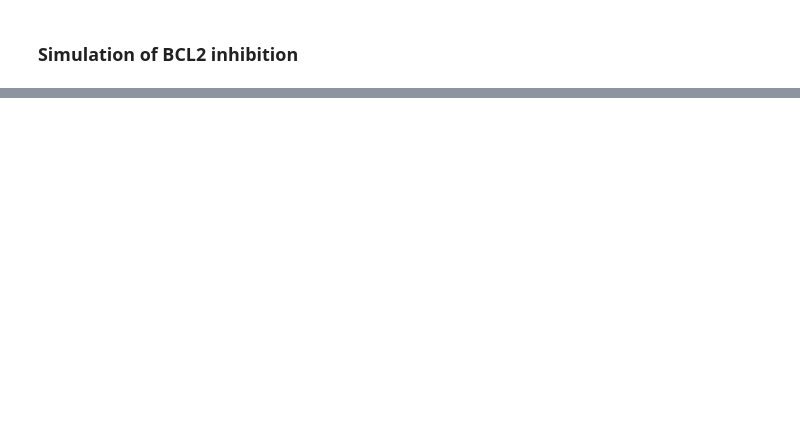
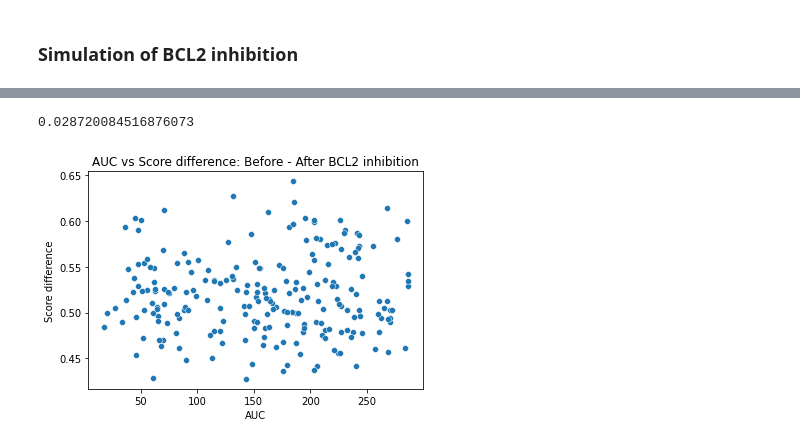
Before and after one commit to IlyaLab/BNMPy, a Jupyter notebook: BCL2_inhibition_AML.ipynb, the cells around one changed output, grey strips where cells are left out. Drawn from its saved outputs; the diff is of its cells as text; code cells hidden in the pictures; blank space fills up the shorter version.

```diff
--- a/BCL2_inhibition_AML.ipynb
+++ b/BCL2_inhibition_AML.ipynb
@@ -113,6 +185,8 @@ scores_df = pd.DataFrame({
 })
 
 scores_df['score_diff'] = scores_df.apply(lambda x: x['no_inhibition_score'] - x['BCL2_inhibition_score'], axis=1)
+# %%
+scores_df['score_diff_ratio'] = scores_df.apply(lambda x:  x['BCL2_inhibition_score']/x['no_inhibition_score'] , axis=1)
 # %%
 BCL2_inhibition_df = pd.merge(drug_response_df, scores_df, on='labId', how='outer')
 
@@ -119,0 +208,12 @@ BCL2_inhibition_df
+# %%
+# scatter plot of auc and score_diff
+sns.scatterplot(data=BCL2_inhibition_df, x='auc', y='score_diff')
+plt.xlabel('AUC')
+plt.ylabel('Score difference')
+plt.title('AUC vs Score difference: Before - After BCL2 inhibition')
+
+# correlation between auc and score_diff
+BCL2_inhibition_df['auc'].corr(BCL2_inhibition_df['score_diff'])
+# %% [output]
+0.028720084516876073
+[figure, added]
```
Also changed, not shown: parts of 11 cells of this notebook.
